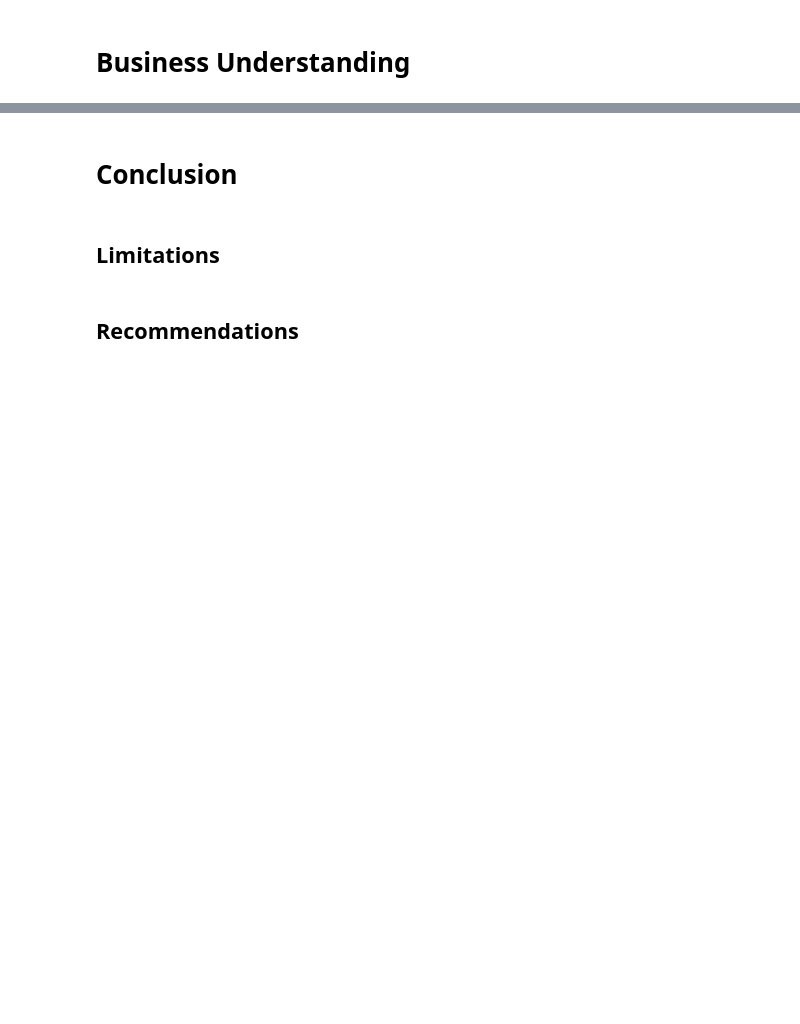
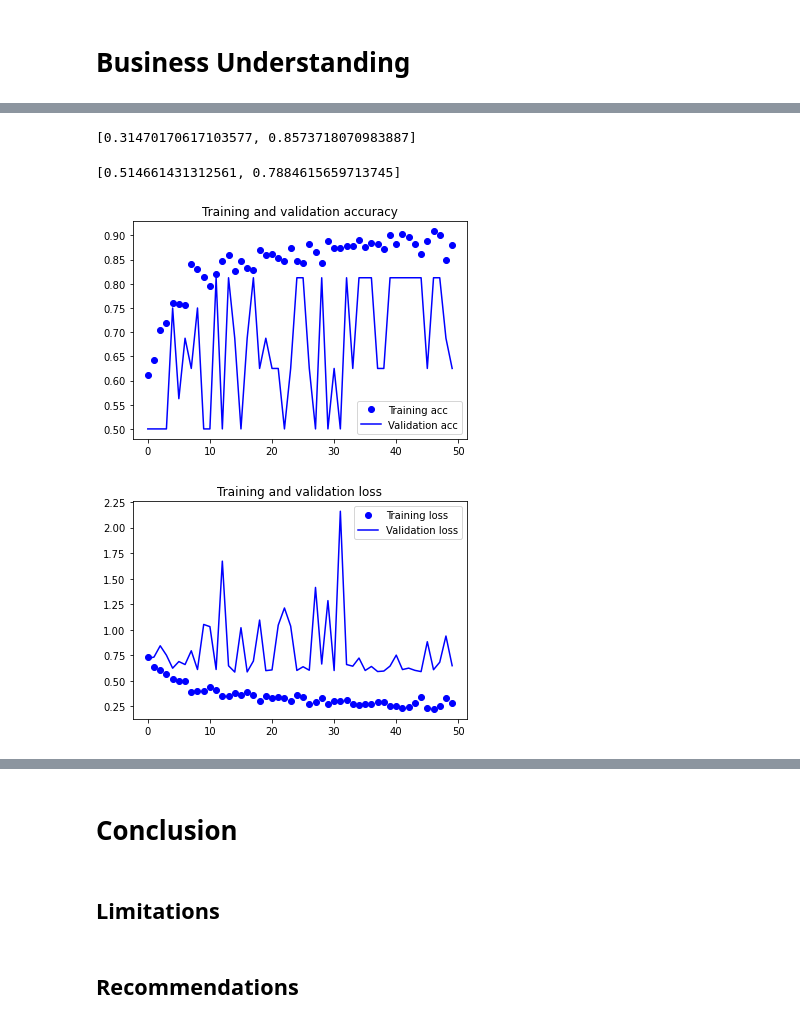
Before and after one commit to lpb3393/predicting_pneumonia, a Jupyter notebook: predicting_pneumonia.ipynb, the cells around one changed output, grey strips where cells are left out. Saved outputs shown, nothing was run; the diff lists cells and outputs as text; code cells hidden in the pictures; blank space fills up the shorter version.

Commit message:
Made Changes to Model

```diff
--- a/predicting_pneumonia.ipynb
+++ b/predicting_pneumonia.ipynb
@@ -6,0 +120,4 @@
+# %%
+train_images, train_labels = next(train_generator)
+test_images, test_labels = next(test_generator)
+val_images, val_labels = next(val_generator)
@@ -6,0 +161,4 @@
+# %%
+train_y = np.reshape(train_labels[:,0], (624,1))
+test_y = np.reshape(test_labels[:,0], (624,1))
+val_y = np.reshape(val_labels[:,0], (16,1))
@@ -6,0 +167,19 @@
+# %%
+from keras import models
+from keras import layers
+np.random.seed(123)
+model = models.Sequential()
+model.add(layers.Dense(20, activation='relu', input_shape=(12288,))) # 2 hidden layers
+model.add(layers.Dense(7, activation='relu'))
+model.add(layers.Dense(5, activation='relu'))
+model.add(layers.Dense(1, activation='sigmoid'))
+# %%
+model.compile(optimizer='sgd',
+              loss='binary_crossentropy',
+              metrics=['accuracy'])
+
+baseline_history = model.fit(train_img,
+                    train_y,
+                    epochs=50,
+                    batch_size=32,
+                    validation_data=(val_img, val_y))
@@ -6,0 +212,27 @@
+# %%
+results_train
+# %% [output]
+[0.31470170617103577, 0.8573718070983887]
+# %%
+results_test
+# %% [output]
+[0.514661431312561, 0.7884615659713745]
+# %%
+acc_base1 = baseline_history.history['accuracy']
+val_acc_base1 = baseline_history.history['val_accuracy']
+loss_base1 = baseline_history.history['loss']
+val_loss_base1 = baseline_history.history['val_loss']
+epochs_base1 = range(len(acc_base1))
+plt.plot(epochs_base1, acc_base1, 'bo', label='Training acc')
+plt.plot(epochs_base1, val_acc_base1, 'b', label='Validation acc')
+plt.title('Training and validation accuracy')
+plt.legend()
+plt.figure()
+plt.plot(epochs_base1, loss_base1, 'bo', label='Training loss')
+plt.plot(epochs_base1, val_loss_base1, 'b', label='Validation loss')
+plt.title('Training and validation loss')
+plt.legend()
+plt.show()
+# %% [output]
+[figure, added]
+[figure, added]
```
Also changed, not shown: parts of 43 cells of this notebook.
